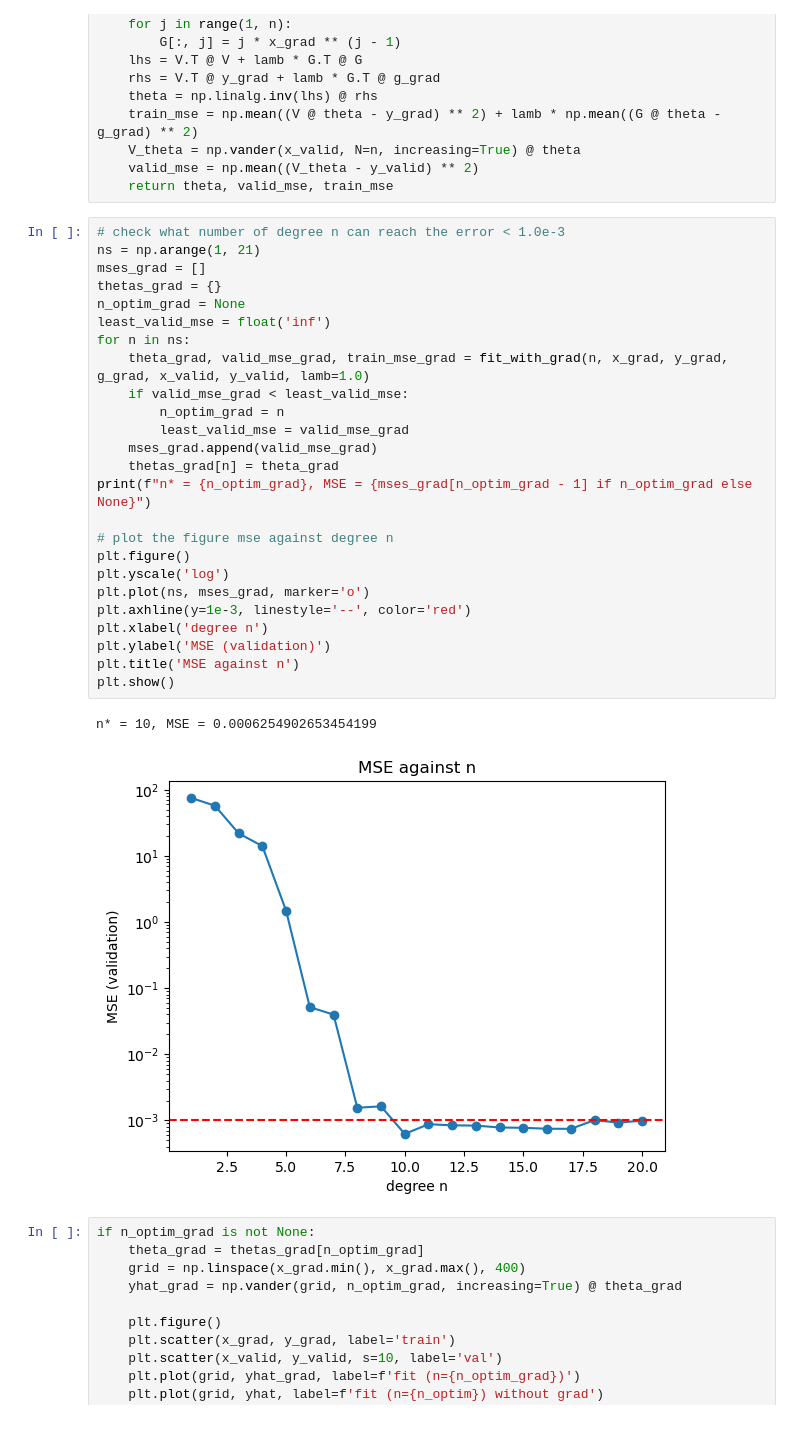
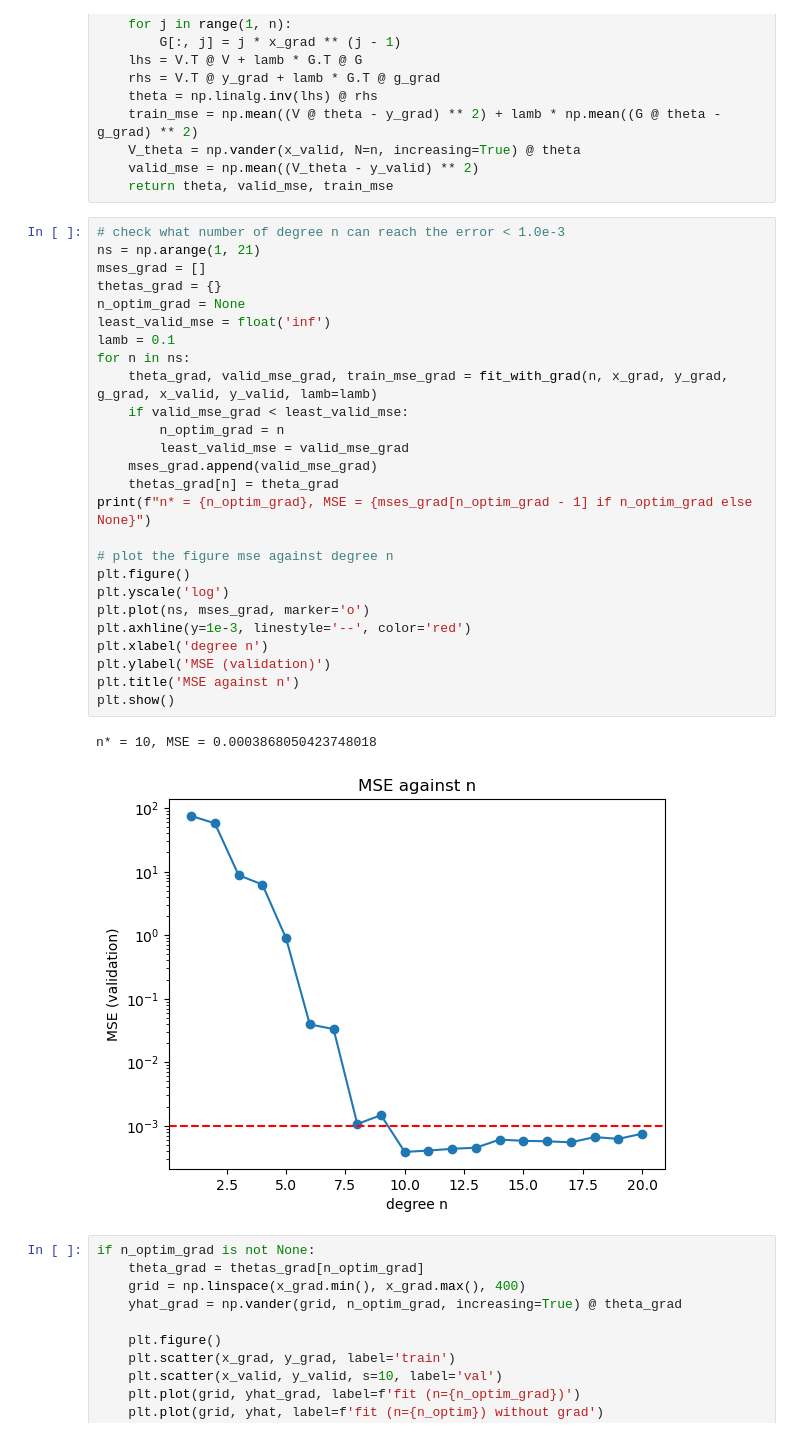
Before and after one commit to Shengyuan-Liu/MATH60005_Optimisation_cw, a Jupyter notebook: part1.ipynb, the cells around one changed output. Drawn from its saved outputs; the diff is of its cells as text.

```diff
--- a/part1.ipynb
+++ b/part1.ipynb
@@ -248,31 +248,32 @@ def fit_with_grad(n, x_grad, y_grad, g_grad, x_valid, y_valid, lamb=1.0):
 # %%
 # check what number of degree n can reach the error < 1.0e-3
 ns = np.arange(1, 21)
 mses_grad = []
 thetas_grad = {}
 n_optim_grad = None
 least_valid_mse = float('inf')
+lamb = 0.1
 for n in ns:
-    theta_grad, valid_mse_grad, train_mse_grad = fit_with_grad(n, x_grad, y_grad, g_grad, x_valid, y_valid, lamb=1.0)
+    theta_grad, valid_mse_grad, train_mse_grad = fit_with_grad(n, x_grad, y_grad, g_grad, x_valid, y_valid, lamb=lamb)
     if valid_mse_grad < least_valid_mse:
         n_optim_grad = n
         least_valid_mse = valid_mse_grad
     mses_grad.append(valid_mse_grad)
     thetas_grad[n] = theta_grad
 print(f"n* = {n_optim_grad}, MSE = {mses_grad[n_optim_grad - 1] if n_optim_grad else None}")
 
 # plot the figure mse against degree n
 plt.figure()
 plt.yscale('log')
 plt.plot(ns, mses_grad, marker='o')
 plt.axhline(y=1e-3, linestyle='--', color='red')
 plt.xlabel('degree n')
 plt.ylabel('MSE (validation)')
 plt.title('MSE against n')
 plt.show()
 # %% [output]
-n* = 10, MSE = 0.0006254902653454199
+n* = 10, MSE = 0.0003868050423748018
-[figure, old version]
+[figure, new version]
 # %%
 if n_optim_grad is not None:
     theta_grad = thetas_grad[n_optim_grad]
```
